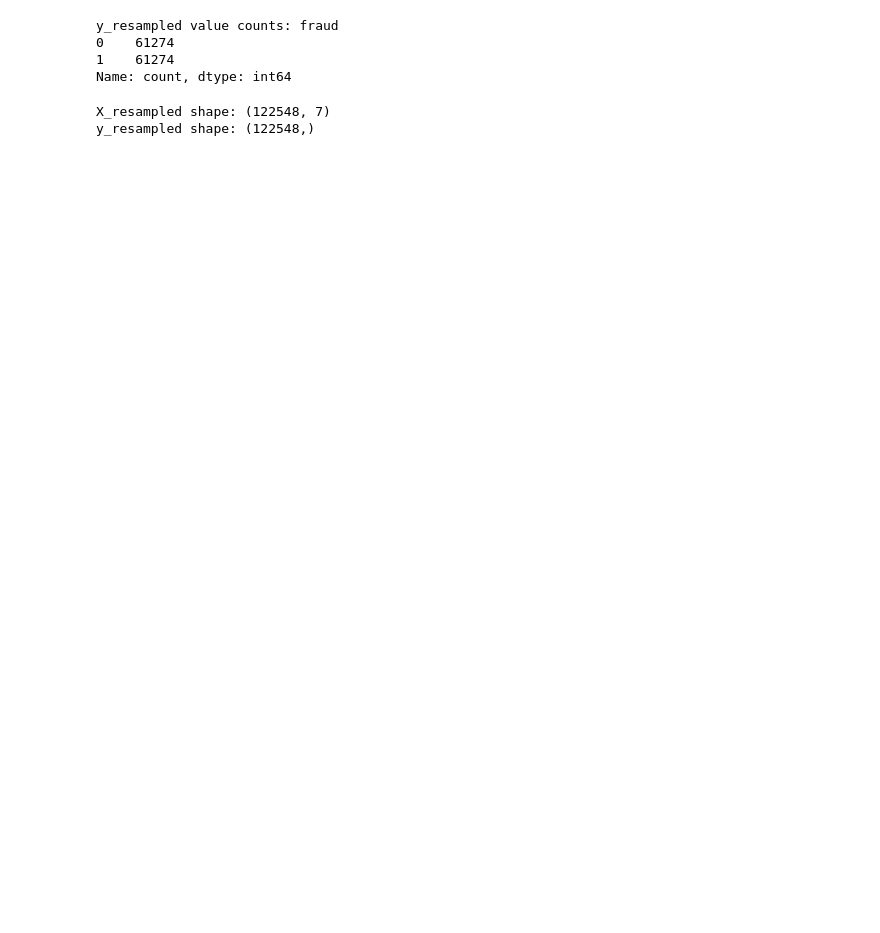
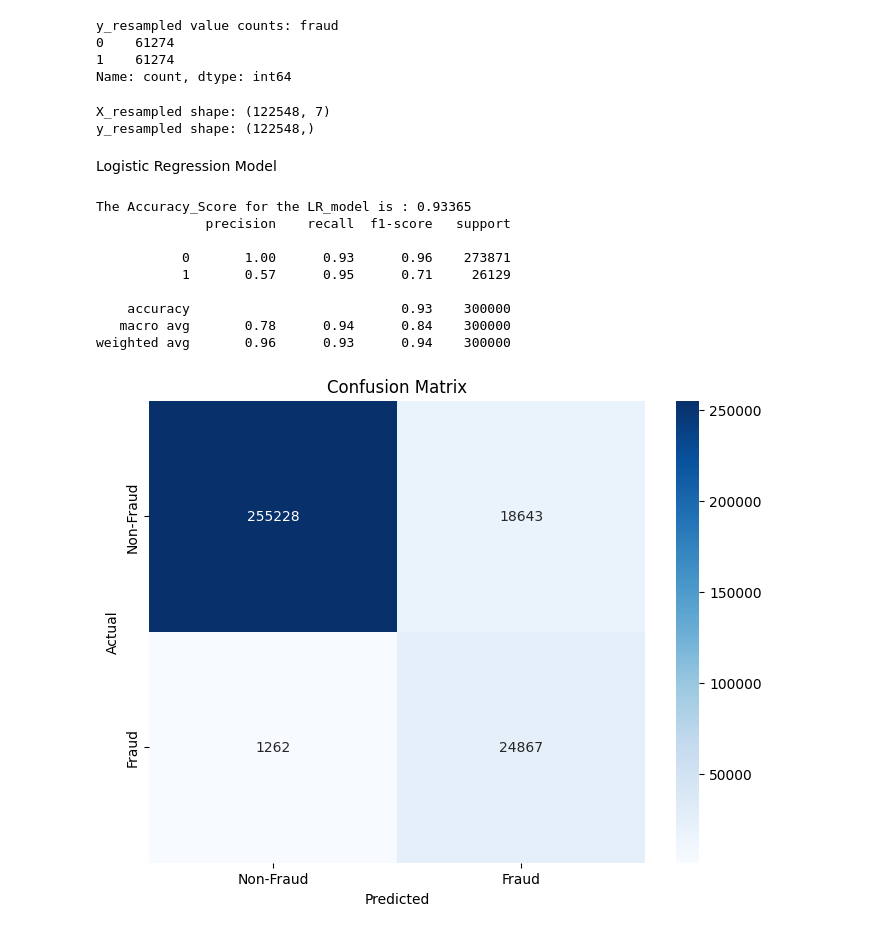
Before and after one commit to Madhumathi3001/Credit-Card-Fraud-Deduction-, a Jupyter notebook: credit_card.ipynb, the cells around one changed output. Saved outputs shown, nothing was run; the diff lists cells and outputs as text; code cells hidden in the pictures; blank space fills up the shorter version.

```diff
--- a/credit_card.ipynb
+++ b/credit_card.ipynb
@@ -276,3 +287,37 @@ numerical_cols = ['distance_from_home', 'distance_from_last_transaction', 'ratio
 scaler = StandardScaler()
 X_resampled[numerical_cols] = scaler.fit_transform(X_resampled[numerical_cols])
 X_test[numerical_cols] = scaler.transform(X_test[numerical_cols])
+# %% [markdown]
+Logistic Regression Model
+# %%
+# Creating Logistic Regression Model.
+LR_model = LogisticRegression (random_state=42)
+# Fitting the Model on the Resampled Data.
+LR_model.fit(X_resampled, y_resampled)
+# Making Predictions on the Test Data.
+y_pred = LR_model.predict(X_test)
+
+
+# Checking the Classification Report and Confusion Matrix.
+
+
+print("The Accuracy_Score for the LR_model is :", accuracy_score(y_test,y_pred))
+print(classification_report(y_test, y_pred))
+cm = confusion_matrix(y_test, y_pred)
+plt.figure(figsize=(8, 6))
+sns.heatmap(cm, annot=True, fmt='d', cmap='Blues', xticklabels=['Non-Fraud', 'Fraud'], yticklabels=['Non-Fraud', 'Fraud'])
+plt.title('Confusion Matrix')
+plt.xlabel('Predicted')
+plt.ylabel('Actual')
+plt.show()
+# %% [output]
+The Accuracy_Score for the LR_model is : 0.93365
+              precision    recall  f1-score   support
+
+           0       1.00      0.93      0.96    273871
+           1       0.57      0.95      0.71     26129
+
+    accuracy                           0.93    300000
+   macro avg       0.78      0.94      0.84    300000
+weighted avg       0.96      0.93      0.94    300000
+[figure, added]
```
Also changed, not shown: parts of 38 cells of this notebook.
